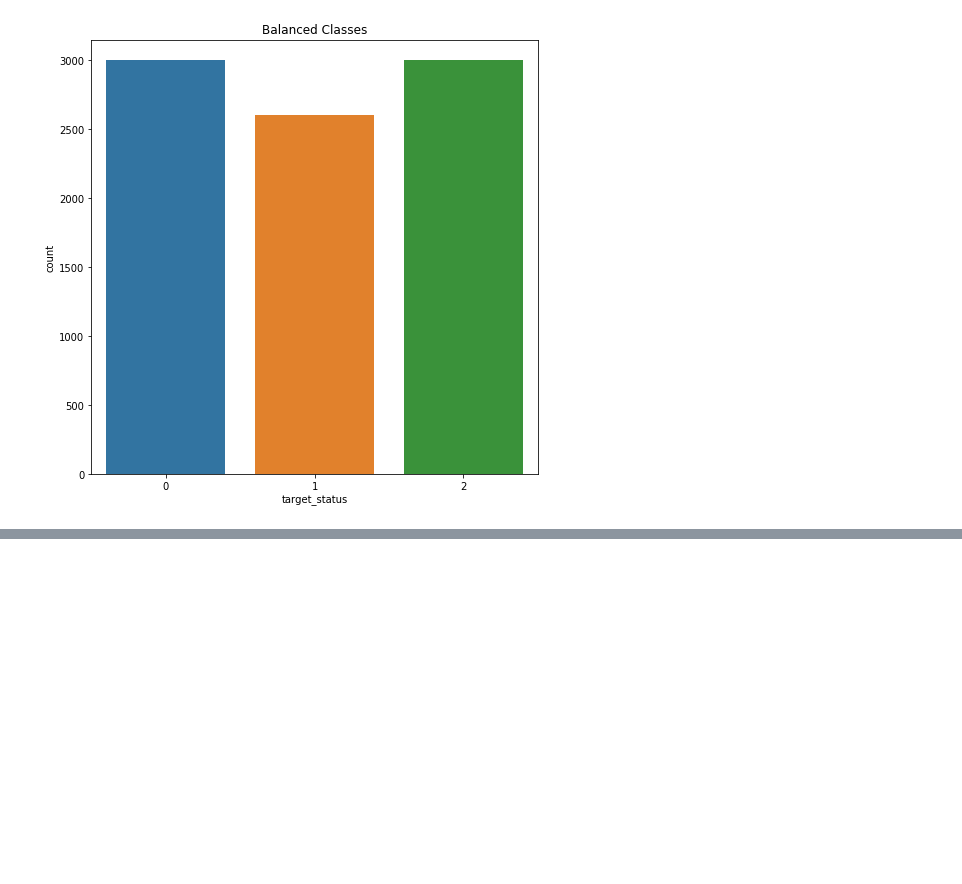
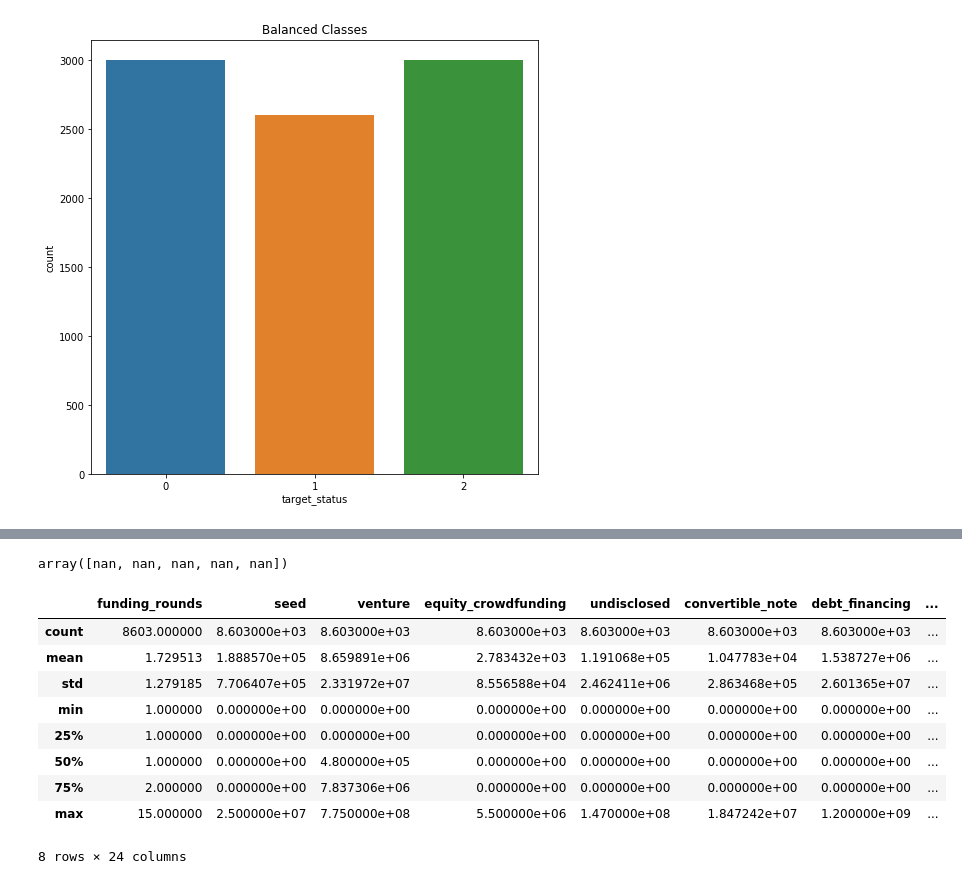
Before and after one commit to iamkkdev/Thinkful-github, a Jupyter notebook: SUPERVISED CAPSTONE.ipynb, the cells around one changed output, grey strips where cells are left out. Saved outputs shown, nothing was run; the diff lists cells and outputs as text; code cells hidden in the pictures; blank space fills up the shorter version.

```diff
--- a/SUPERVISED CAPSTONE.ipynb
+++ b/SUPERVISED CAPSTONE.ipynb
@@ -416,2 +292,0 @@ len(target)
-# %%
-numeric_data = investments_df.select_dtypes(include = ['float', 'int'])
@@ -418,2 +301,2 @@ numeric_data = investments_df.select_dtypes(include = ['float', 'int'])
 # %%
-numeric_data['target_status'].value_counts()
+numeric_data['target_status'] = target
@@ -425,3 +305,5 @@ Name: target_status, dtype: int64
+# %%
+numeric_data['funding_total_usd'].fillna(0,inplace = True)
 # %%
 # Dealing with imbalanced dataset
 # First shuffle the dataset
@@ -672,0 +765,20 @@ categorical_data.head()
+# %%
+from sklearn.multioutput import MultiOutputClassifier
+forest = ensemble.RandomForestClassifier(random_state=1)
+multi_target_forest = MultiOutputClassifier(forest, n_jobs=-1)
+cross_val_score(multi_target_forest, X_new, y_new, cv=5)
+# %% [output]
+array([nan, nan, nan, nan, nan])
+# %%
+normalized_df.describe()
+# %% [output]
+|  | funding_rounds | seed | venture | equity_crowdfunding | undisclosed | convertible_note | debt_financing | ... |
+| count | 8603.000000 | 8.603000e+03 | 8.603000e+03 | 8.603000e+03 | 8.603000e+03 | 8.603000e+03 | 8.603000e+03 | ... |
+| mean | 1.729513 | 1.888570e+05 | 8.659891e+06 | 2.783432e+03 | 1.191068e+05 | 1.047783e+04 | 1.538727e+06 | ... |
+| std | 1.279185 | 7.706407e+05 | 2.331972e+07 | 8.556588e+04 | 2.462411e+06 | 2.863468e+05 | 2.601365e+07 | ... |
+| min | 1.000000 | 0.000000e+00 | 0.000000e+00 | 0.000000e+00 | 0.000000e+00 | 0.000000e+00 | 0.000000e+00 | ... |
+| 25% | 1.000000 | 0.000000e+00 | 0.000000e+00 | 0.000000e+00 | 0.000000e+00 | 0.000000e+00 | 0.000000e+00 | ... |
+| 50% | 1.000000 | 0.000000e+00 | 4.800000e+05 | 0.000000e+00 | 0.000000e+00 | 0.000000e+00 | 0.000000e+00 | ... |
+| 75% | 2.000000 | 0.000000e+00 | 7.837306e+06 | 0.000000e+00 | 0.000000e+00 | 0.000000e+00 | 0.000000e+00 | ... |
+| max | 15.000000 | 2.500000e+07 | 7.750000e+08 | 5.500000e+06 | 1.470000e+08 | 1.847242e+07 | 1.200000e+09 | ... |
+8 rows × 24 columns
```
Also changed, not shown: parts of 135 cells of this notebook.
